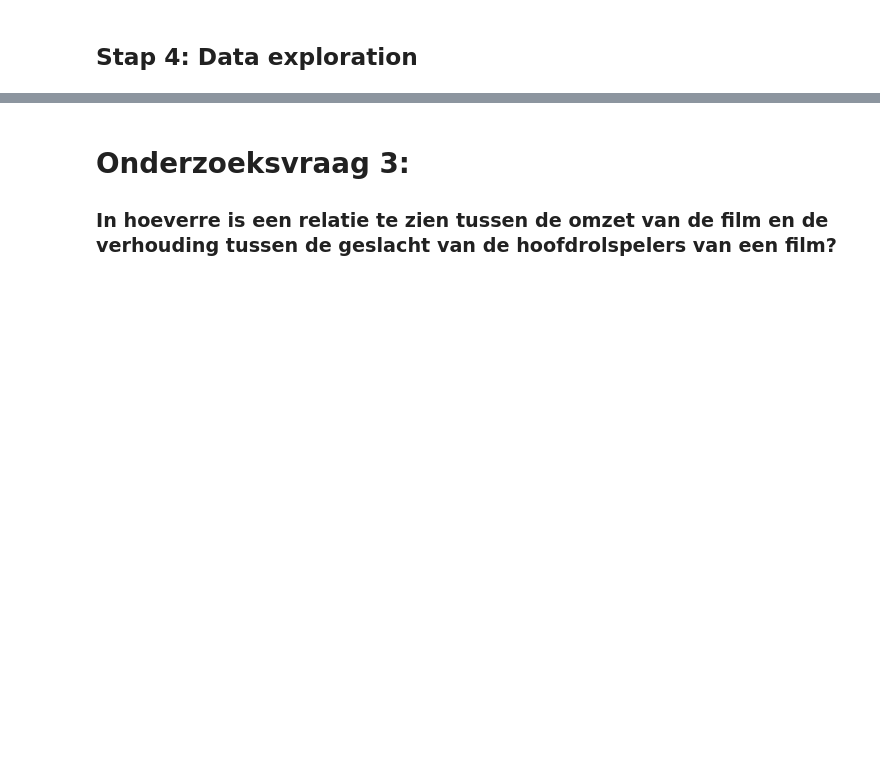
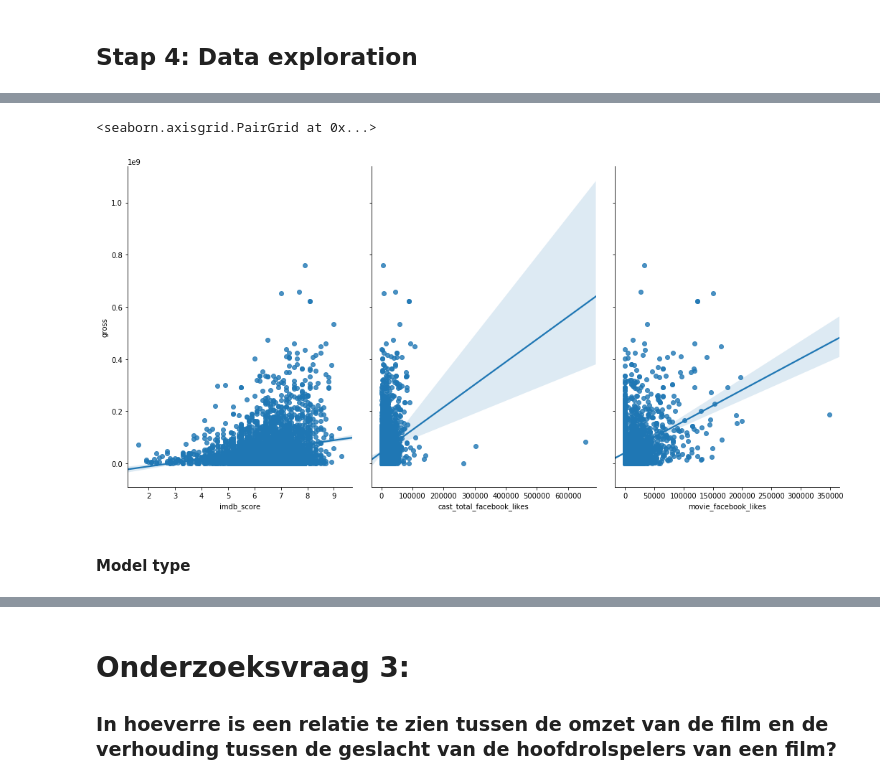
Before and after one commit to Danny-cao/DataScienceMovies, a Jupyter notebook: DataScienceFilms.ipynb, the cells around one changed output, grey strips where cells are left out. Cells and saved outputs as stored; diff of their text form; code cells hidden in the pictures; blank space fills up the shorter version.

```diff
--- a/DataScienceFilms.ipynb
+++ b/DataScienceFilms.ipynb
@@ -207,0 +218,7 @@ df_movies.describe()
+# %%
+# tabel maken met alleen de nodige variabele voor de onderzoeksvraag
+
+cols = ['movie_title','imdb_score', 'gross','movie_facebook_likes', 'director_facebook_likes',
+        'actor_1_facebook_likes', 'actor_2_facebook_likes',
+        'actor_3_facebook_likes', 'cast_total_facebook_likes']
+movies = df_movies[cols]
@@ -207,0 +250,3 @@ df_movies.describe()
+# %%
+# verwijder alle rijen waar gross gelijk is aan 0
+movies.drop(movies[(movies["gross"] == 0)].index,inplace=True)
@@ -207,0 +276,9 @@ df_movies.describe()
+# %%
+# visaliseer de relatie tussen de features en de response
+
+sns.pairplot(movies, x_vars=['imdb_score','cast_total_facebook_likes','movie_facebook_likes'], y_vars='gross', size=7, aspect=0.7, kind='reg')
+# %% [output]
+<seaborn.axisgrid.PairGrid at 0x...>
+[figure, added]
+# %% [markdown]
+#### Model type
```
Also changed, not shown: parts of 28 cells of this notebook.
